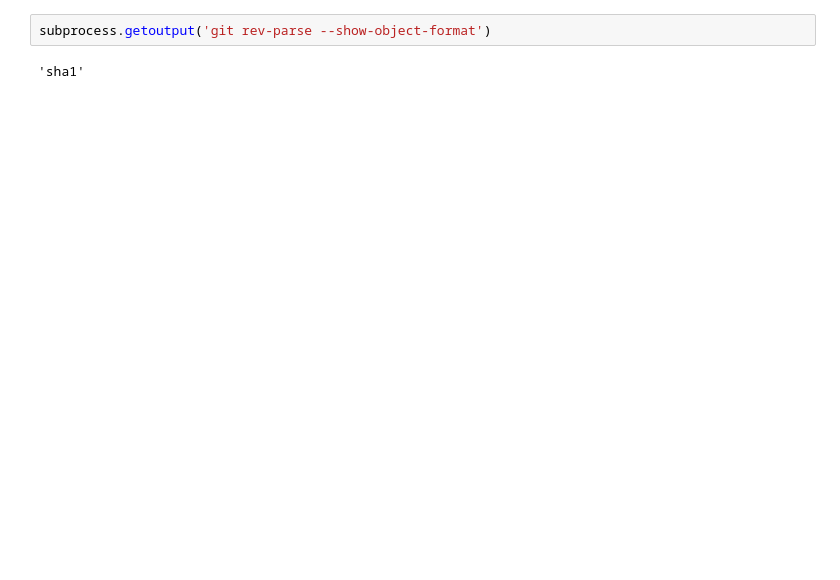
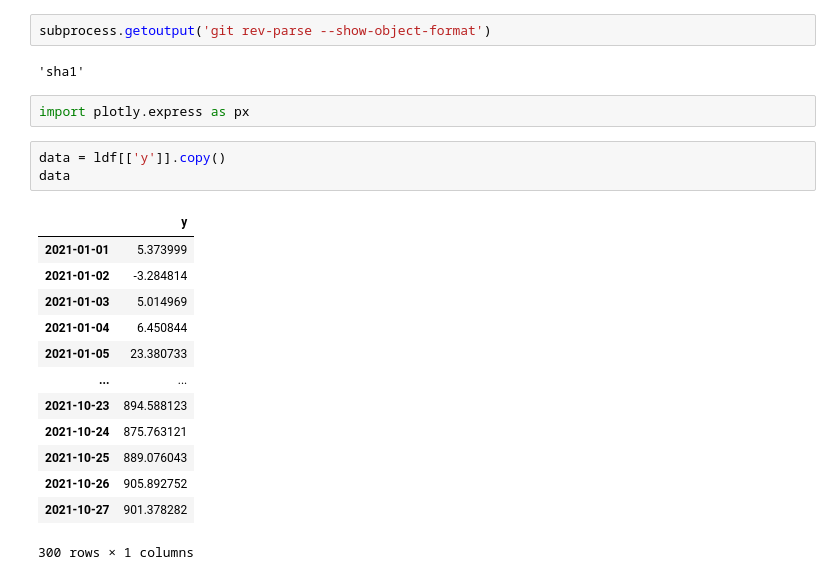
Before and after one commit to cs224/jupyter-docker-hello-world, a Jupyter notebook: 0000-template-standard.ipynb, the cells around one changed output. Saved outputs shown, nothing was run; the diff lists cells and outputs as text; blank space fills up the shorter version.

```diff
--- a/0000-template-standard.ipynb
+++ b/0000-template-standard.ipynb
@@ -619,3 +621,22 @@ PosixPath('/tmp/tmp316o6zv9/ltvdir/certs')
 subprocess.getoutput('git rev-parse --show-object-format')
 # %% [output]
 'sha1'
+# %%
+import plotly.express as px
+# %%
+data = ldf[['y']].copy()
+data
+# %% [output]
+|  | y |
+| 2021-01-01 | 5.373999 |
+| 2021-01-02 | -3.284814 |
+| 2021-01-03 | 5.014969 |
+| 2021-01-04 | 6.450844 |
+| 2021-01-05 | 23.380733 |
+| ... | ... |
+| 2021-10-23 | 894.588123 |
+| 2021-10-24 | 875.763121 |
+| 2021-10-25 | 889.076043 |
+| 2021-10-26 | 905.892752 |
+| 2021-10-27 | 901.378282 |
+300 rows × 1 columns
```
Also changed, not shown: parts of 33 cells of this notebook, 1 other file.
